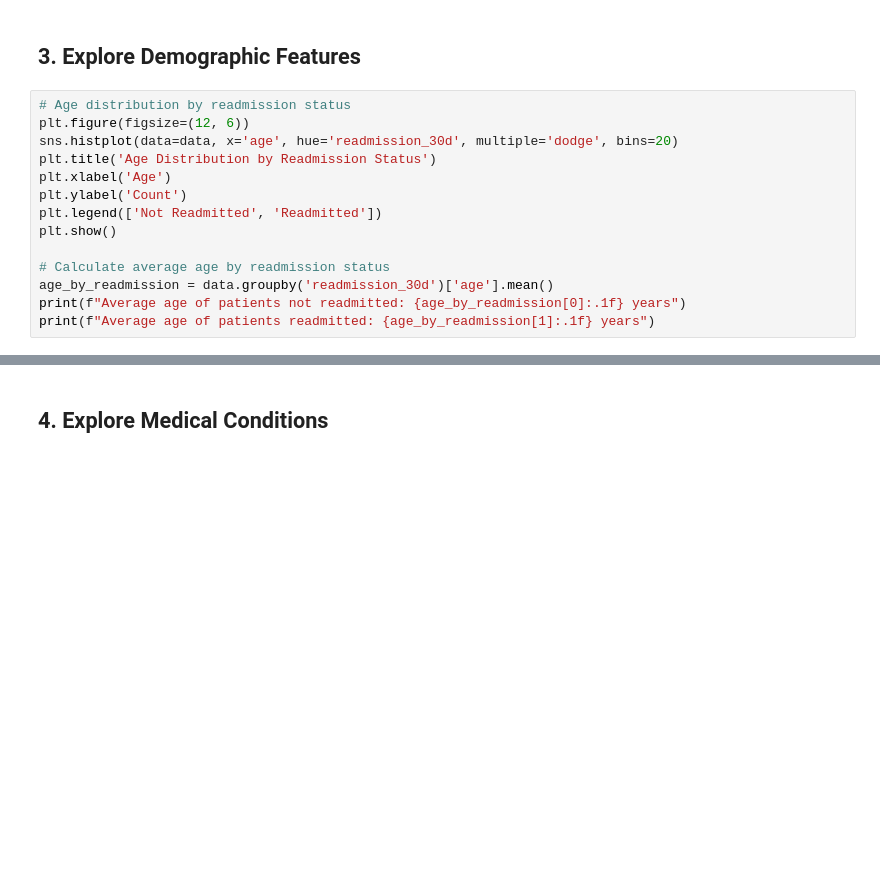
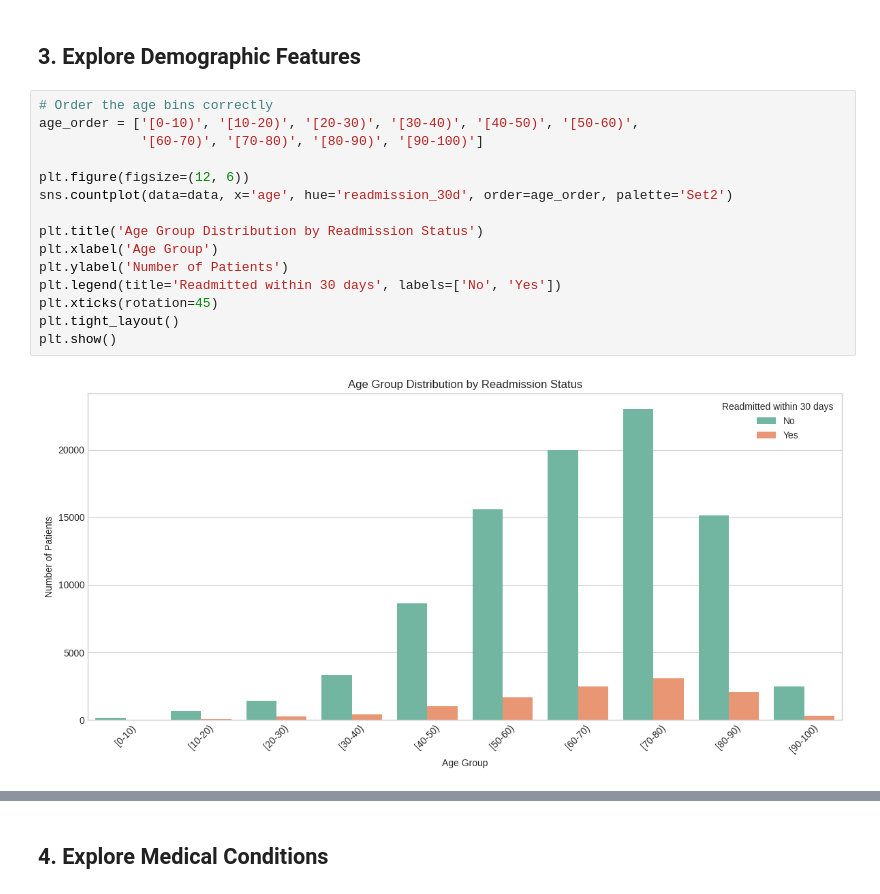
Before and after one commit to Shridhar7-8/Data-Visualization-Project, a Jupyter notebook: notebooks/01_data_exploration.ipynb, the cells around one changed output, grey strips where cells are left out. Cells and saved outputs as stored; diff of their text form; blank space fills up the shorter version.

```diff
--- a/notebooks/01_data_exploration.ipynb
+++ b/notebooks/01_data_exploration.ipynb
@@ -229,18 +243,21 @@ ValueError: Could not interpret value `days_to_readmission` for `x`. An entry wi
 <Figure size 1000x600 with 0 Axes>
 # %% [markdown]
 ## 3. Explore Demographic Features
-# %%
-# Age distribution by readmission status
-plt.figure(figsize=(12, 6))
-sns.histplot(data=data, x='age', hue='readmission_30d', multiple='dodge', bins=20)
-plt.title('Age Distribution by Readmission Status')
-plt.xlabel('Age')
-plt.ylabel('Count')
-plt.legend(['Not Readmitted', 'Readmitted'])
-plt.show()
-
-# Calculate average age by readmission status
-age_by_readmission = data.groupby('readmission_30d')['age'].mean()
-print(f"Average age of patients not readmitted: {age_by_readmission[0]:.1f} years")
-print(f"Average age of patients readmitted: {age_by_readmission[1]:.1f} years")
+# %%
+# Order the age bins correctly
+age_order = ['[0-10)', '[10-20)', '[20-30)', '[30-40)', '[40-50)', '[50-60)',
+             '[60-70)', '[70-80)', '[80-90)', '[90-100)']
+
+plt.figure(figsize=(12, 6))
+sns.countplot(data=data, x='age', hue='readmission_30d', order=age_order, palette='Set2')
+
+plt.title('Age Group Distribution by Readmission Status')
+plt.xlabel('Age Group')
+plt.ylabel('Number of Patients')
+plt.legend(title='Readmitted within 30 days', labels=['No', 'Yes'])
+plt.xticks(rotation=45)
+plt.tight_layout()
+plt.show()
+# %% [output]
+[figure, added]
 # %%
```
Also changed, not shown: parts of 13 cells of this notebook.
